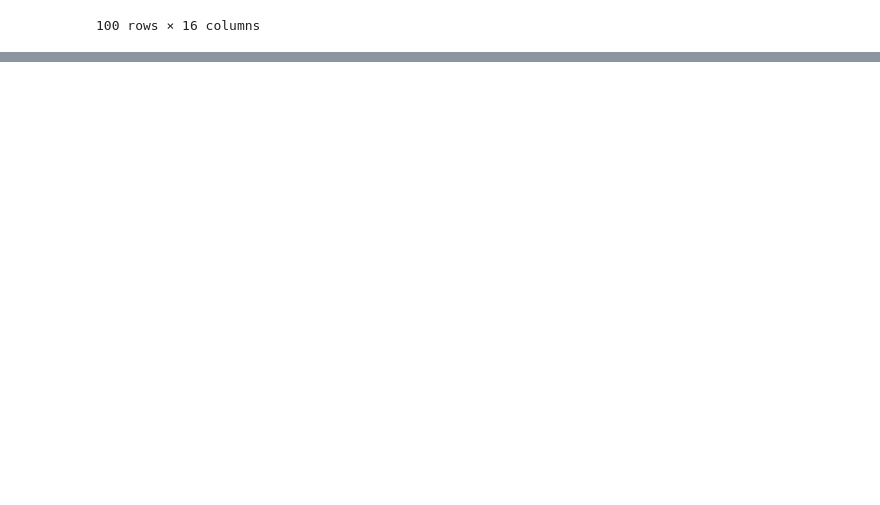
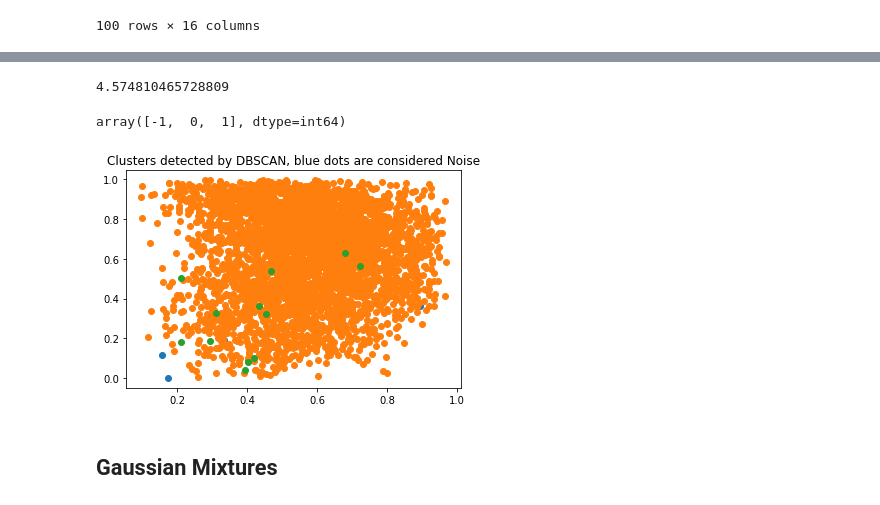
Before and after one commit to Alfon22A/Spot-me-songs, a Jupyter notebook: Notebooks/Main.ipynb, the cells around one changed output, grey strips where cells are left out. Cells and saved outputs as stored; diff of their text form; code cells hidden in the pictures; blank space fills up the shorter version.

```diff
--- a/Notebooks/Main.ipynb
+++ b/Notebooks/Main.ipynb
@@ -556,0 +592,3 @@ hot_100_data.to_csv("Hot_100_Data.csv")
+# %%
+songs_data = songs_db.drop(columns=["Song", "Artist", "ID", "Link", "Label", "Key", "Liveness", "Mode", "Speechiness", "Time Signature", "KM8"])
+songs_data.head()
@@ -556,0 +626,15 @@ hot_100_data.to_csv("Hot_100_Data.csv")
+# %%
+K = range(2, 16)
+inertia = []
+silhouette = []
+
+for k in K:
+    print("Training a K-Means model with {} neighbours".format(k))
+    print()
+    kmeans = KMeans(n_clusters=k, random_state=22)
+    kmeans.fit(songs_data_ss)
+    filename = "../Models/KM_" + str(k) + ".pickle"
+    with open(filename, "wb") as file:
+        pickle.dump(kmeans,file)
+    inertia.append(kmeans.inertia_)
+    silhouette.append(silhouette_score(songs_data_ss, kmeans.predict(songs_data_ss)))
@@ -556,0 +709,5 @@ hot_100_data.to_csv("Hot_100_Data.csv")
+# %%
+f_final = np.sort(f1)[::-1]
+f1_final = f_final[:500]
+f2_final = f_final[:200]
+f3_final = f_final[:50]
@@ -556,0 +733,29 @@ hot_100_data.to_csv("Hot_100_Data.csv")
+# %%
+f_final[9]
+# %% [output]
+4.574810465728809
+# %%
+dbscan = DBSCAN(eps=f_final[9], min_samples=10)
+yhat = dbscan.fit_predict(songs_data_ss)
+clusters = np.unique(yhat)
+np.unique(yhat)
+# %% [output]
+array([-1,  0,  1], dtype=int64)
+# %%
+#X_df['clusters'] = clusters
+# create scatter plot for samples from each cluster
+for index, cluster in enumerate(list(clusters)):
+	# get row indexes for samples with this cluster
+	row_ix = np.where(yhat == cluster)
+	#X_df[X_df['clusters'] == cluster]
+	# create scatter of these samples
+	plt.scatter(songs_data.to_numpy()[row_ix, 0], songs_data.to_numpy()[row_ix, 1])
+	# plt.scatter(X_df.iloc[row_ix,0],X_df.iloc[row_ix,1])
+
+# show the plot
+plt.title("Clusters detected by DBSCAN, blue dots are considered Noise")
+plt.show()
+# %% [output]
+[figure, added]
+# %% [markdown]
+## Gaussian Mixtures
```
Also changed, not shown: parts of 44 cells of this notebook, 59 other files.
